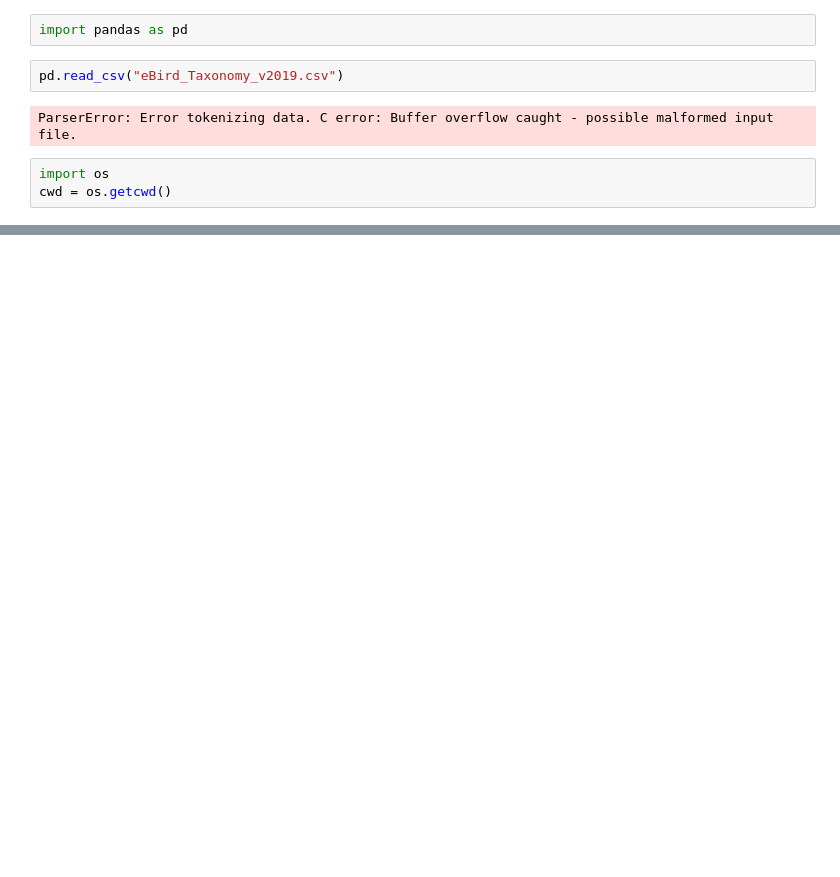
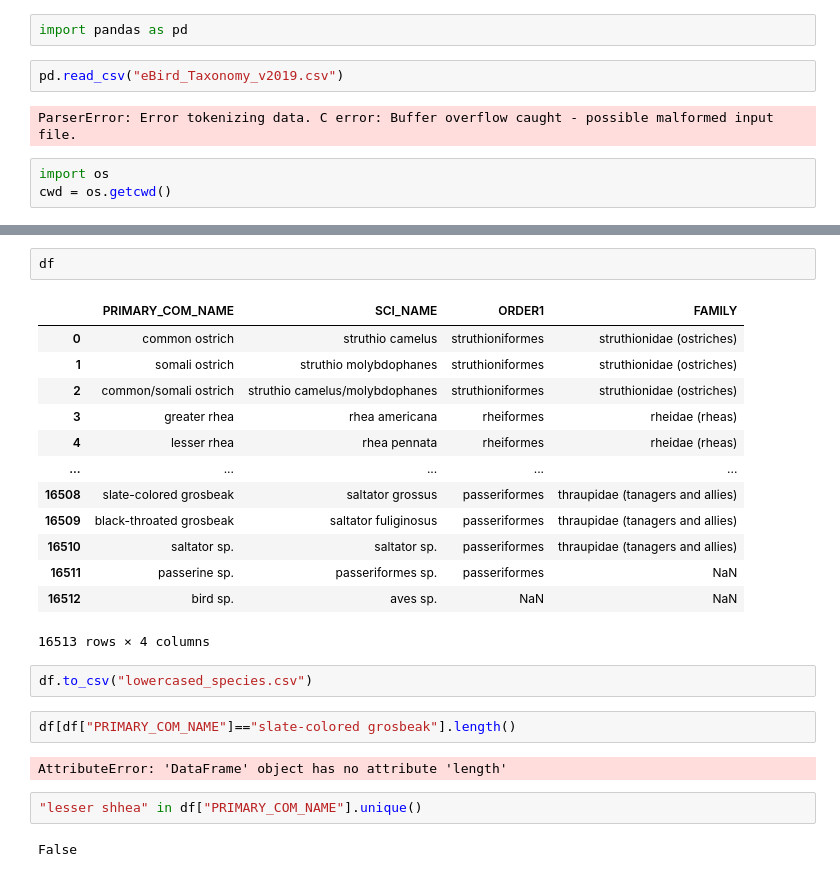
Before and after one commit to clara-9/piplook, a Jupyter notebook: Untitled.ipynb, the cells around one changed output, grey strips where cells are left out. Drawn from its saved outputs; the diff is of its cells as text; blank space fills up the shorter version.

```diff
--- a/Untitled.ipynb
+++ b/Untitled.ipynb
@@ -12,0 +34,26 @@ cwd = os.getcwd()
+# %%
+df
+# %% [output]
+|  | PRIMARY_COM_NAME | SCI_NAME | ORDER1 | FAMILY |
+| 0 | common ostrich | struthio camelus | struthioniformes | struthionidae (ostriches) |
+| 1 | somali ostrich | struthio molybdophanes | struthioniformes | struthionidae (ostriches) |
+| 2 | common/somali ostrich | struthio camelus/molybdophanes | struthioniformes | struthionidae (ostriches) |
+| 3 | greater rhea | rhea americana | rheiformes | rheidae (rheas) |
+| 4 | lesser rhea | rhea pennata | rheiformes | rheidae (rheas) |
+| ... | ... | ... | ... | ... |
+| 16508 | slate-colored grosbeak | saltator grossus | passeriformes | thraupidae (tanagers and allies) |
+| 16509 | black-throated grosbeak | saltator fuliginosus | passeriformes | thraupidae (tanagers and allies) |
+| 16510 | saltator sp. | saltator sp. | passeriformes | thraupidae (tanagers and allies) |
+| 16511 | passerine sp. | passeriformes sp. | passeriformes | NaN |
+| 16512 | bird sp. | aves sp. | NaN | NaN |
+16513 rows × 4 columns
+# %%
+df.to_csv("lowercased_species.csv")
+# %%
+df[df["PRIMARY_COM_NAME"]=="slate-colored grosbeak"].length()
+# %% [output]
+AttributeError: 'DataFrame' object has no attribute 'length'
+# %%
+"lesser shhea" in df["PRIMARY_COM_NAME"].unique()
+# %% [output]
+False
```
Also changed, not shown: parts of 5 cells of this notebook, 3 other files.
